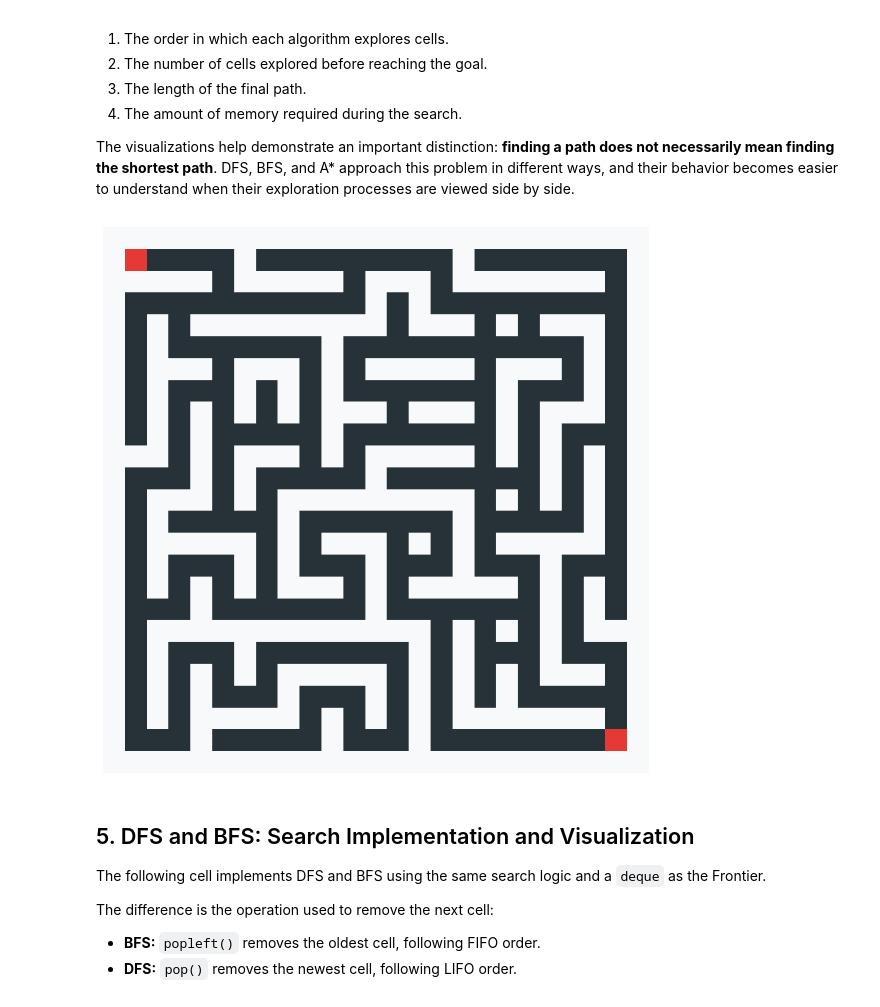
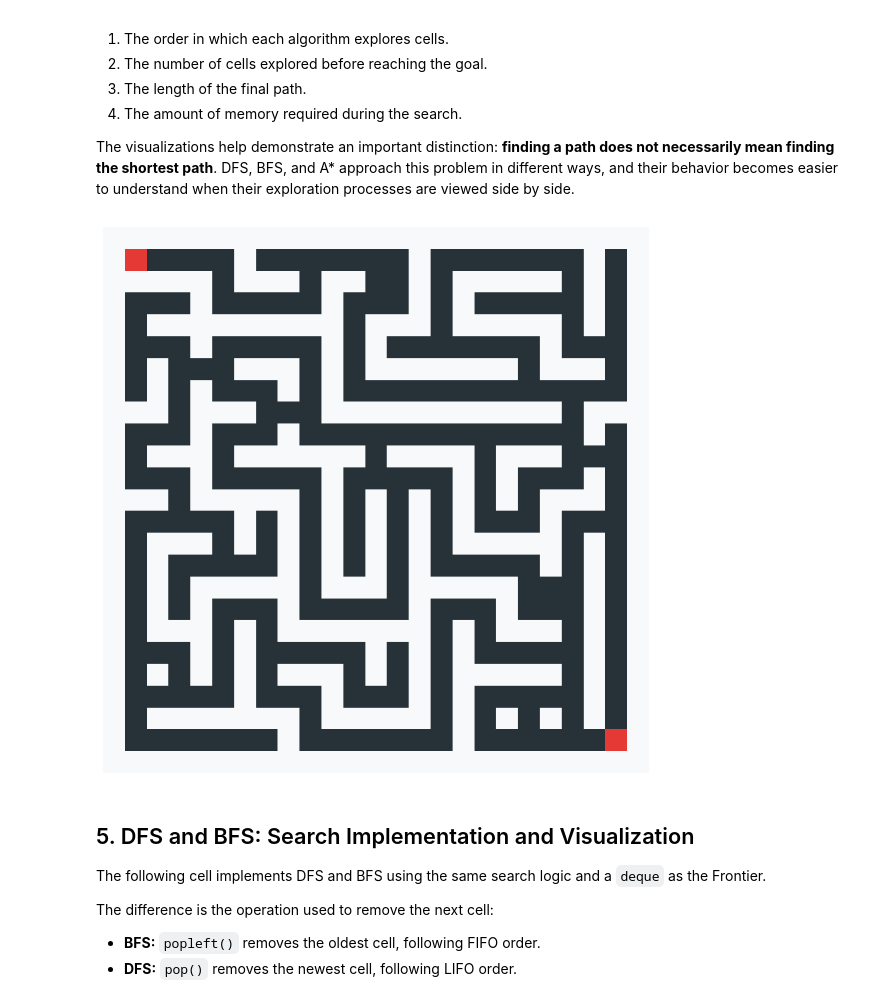
Before and after one commit to youssefengineer1-web/maze, a Jupyter notebook: maze.ipynb, the cells around one changed output. Cells and saved outputs as stored; diff of their text form; code cells hidden in the pictures.

```diff
--- a/maze.ipynb
+++ b/maze.ipynb
@@ -189,67 +189,72 @@ maze_there = [
     [1, 0, 1, 0, 1, 0, 1, 0, 1, 0, 1, 1, 1, 0, 1, 1, 1, 0, 1, 0, 1, 1, 1, 0, 1],
     [1, 0, 1, 0, 1, 0, 0, 0, 0, 0, 1, 0, 0, 0, 0, 0, 0, 0, 1, 0, 1, 0, 0, 0, 1],
     [1, 1, 1, 0, 1, 0, 1, 1, 1, 0, 1, 0, 1, 1, 1, 1, 1, 0, 1, 0, 1, 0, 1, 0, 1],
     [1, 0, 0, 0, 1, 0, 1, 0, 0, 0, 0, 0, 1, 0, 0, 0, 0, 0, 0, 0, 1, 0, 1, 0, 1],
     [1, 0, 1, 1, 1, 0, 1, 0, 1, 1, 1, 1, 1, 1, 1, 1, 1, 0, 1, 0, 1, 0, 1, 0, 1],
     [1, 0, 1, 0, 0, 0, 0, 0, 1, 0, 0, 0, 0, 0, 0, 0, 1, 0, 0, 0, 0, 0, 1, 0, 1],
     [1, 0, 1, 1, 1, 1, 1, 0, 1, 0, 1, 1, 1, 0, 1, 0, 1, 0, 1, 1, 1, 1, 1, 0, 1],
     [1, 0, 1, 0, 0, 0, 1, 0, 1, 0, 0, 0, 1, 0, 0, 0, 1, 0, 0, 0, 1, 0, 0, 0, 1],
     [1, 0, 1, 0, 1, 0, 1, 0, 1, 1, 1, 0, 1, 0, 1, 1, 1, 1, 1, 0, 1, 0, 1, 0, 1],
     [1, 0, 0, 0, 1, 0, 0, 0, 0, 0, 0, 0, 1, 0, 0, 0, 0, 0, 0, 0, 1, 0, 1, 0, 1],
     [1, 0, 1, 1, 1, 1, 1, 1, 1, 1, 1, 1, 1, 1, 1, 0, 1, 0, 1, 0, 1, 0, 1, 1, 1],
     [1, 0, 1, 0, 0, 0, 1, 0, 0, 0, 0, 0, 0, 0, 1, 0, 1, 0, 0, 0, 1, 0, 0, 0, 1],
     [1, 0, 1, 0, 1, 0, 1, 0, 1, 1, 1, 1, 1, 0, 1, 0, 1, 0, 1, 0, 1, 1, 1, 0, 1],
     [1, 0, 1, 0, 1, 0, 0, 0, 1, 0, 0, 0, 1, 0, 1, 0, 1, 0, 1, 0, 0, 0, 0, 0, 1],
     [1, 0, 1, 0, 1, 1, 1, 1, 1, 0, 1, 0, 1, 0, 1, 0, 1, 1, 1, 1, 1, 1, 1, 0, 1],
     [1, 0, 0, 0, 1, 0, 0, 0, 0, 0, 1, 0, 0, 0, 1, 0, 0, 0, 0, 0, 0, 0, 0, 3, 1],
     [1, 1, 1, 1, 1, 1, 1, 1, 1, 1, 1, 1, 1, 1, 1, 1, 1, 1, 1, 1, 1, 1, 1, 1, 1]
 ]
 
-selected_maze = maze_one
+selected_maze = maze_two
 
-# Create the figure and axes used to display the maze.
-fig, ax = plt.subplots(figsize=(10, 10))
+def create_maze(maze):
+
+    # Create the figure and axes used to display the maze.
+    fig, ax = plt.subplots(figsize=(10, 10))
+
+    # Assign a specific color to each cell value in the maze.
+    colors = ListedColormap([
+    '#263238',  # 0: Empty
+    '#F8F9FA',  # 1: Wall
+    '#E53935',  # 2: Start
+    '#E53935',  # 3: Goal
+    '#2E7D32',  # 4: Final Path
+    '#E6A817',  # 5: Visited
+    ])
+
+    # Hide axis ticks, labels, and borders to display only the maze.
+    ax.axis('off')
+
+    # Render the maze as an image using the defined color mapping.
+    img = ax.imshow(maze, cmap=colors, vmin=0, vmax=5)
+
+    # Display the figure and create a handle that allows updating it later.
+    handle = display(fig, display_id=True)
+
+    # Prevent Matplotlib from displaying the same figure again automatically.
+    plt.close(fig)
 
 
-# Assign a specific color to each cell value in the maze.
-colors = ListedColormap([
-  '#263238',  # 0: Empty
-  '#F8F9FA',  # 1: Wall
-  '#E53935',  # 2: Start
-  '#E53935',  # 3: Goal
-  '#2E7D32',  # 4: Final Path
-  '#E6A817',  # 5: Visited
-])
+    def update_maze(updated_maze : list[list[int]]) -> None:
 
+        # Update the existing image instead of creating a new figure each time.
+        img.set_data(updated_maze)
 
-# Hide axis ticks, labels, and borders to display only the maze.
-ax.axis('off')
+        # Refresh the displayed figure with the updated maze.
+        handle.update(fig) # type: ignore
 
-# Render the maze as an image using the defined color mapping.
-img = ax.imshow(selected_maze, cmap=colors, vmin=0, vmax=5)
+        # Add a short delay so each visualization step can be observed.
+        sleep(.05)
 
-# Display the figure and create a handle that allows updating it later.
-handle = display(fig, display_id=True)
-
-# Prevent Matplotlib from displaying the same figure again automatically.
-plt.close(fig)
-
-
-def update_maze(maze : list[list[int]]) -> None:
-
-    # Update the existing image instead of creating a new figure each time.
-    img.set_data(maze)
-
-    # Refresh the displayed figure with the updated maze.
-    handle.update(fig) # type: ignore
-
-    # Add a short delay so each visualization step can be observed.
-    sleep(.05)
+    return update_maze
 
 # Display the initial state of the maze.
+
+update_maze = create_maze(selected_maze)
+
 update_maze(selected_maze)
 # %% [output]
-[figure, old version]
+[figure, new version]
 # %% [markdown]
 ## 5. DFS and BFS: Search Implementation and Visualization
 
```
Also changed, not shown: parts of 2 cells of this notebook.
